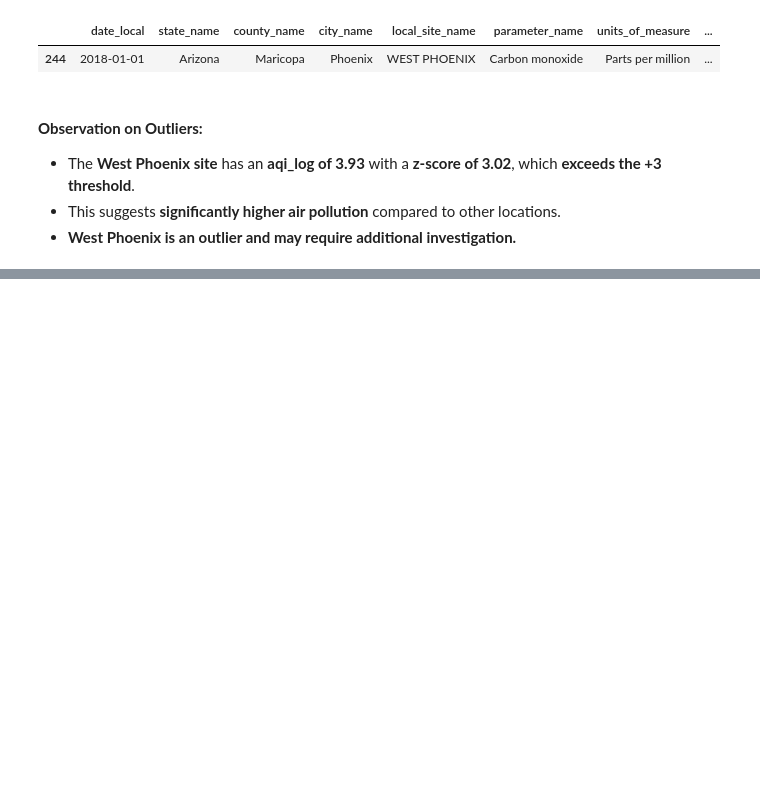
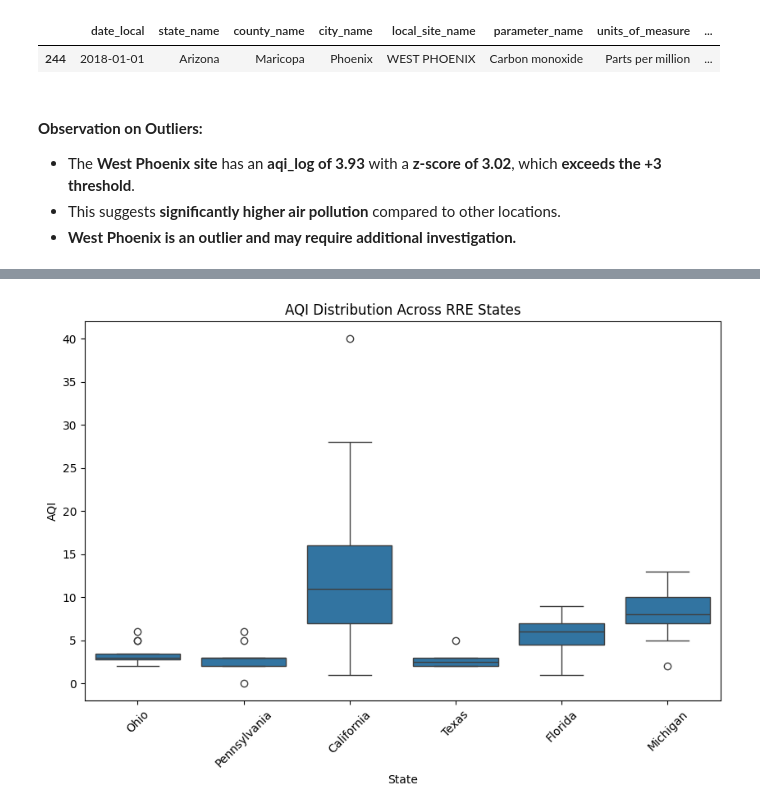
Before and after one commit to Cyberoctane29/EPA-Carbon-Monoxide-AQI-Analysis, a Jupyter notebook: epa_carbon_monoxide_aqi_analysis.ipynb, the cells around one changed output, grey strips where cells are left out. Drawn from its saved outputs; the diff is of its cells as text; code cells hidden in the pictures; blank space fills up the shorter version.

```diff
--- a/epa_carbon_monoxide_aqi_analysis.ipynb
+++ b/epa_carbon_monoxide_aqi_analysis.ipynb
@@ -411,0 +663,2 @@ use for last section
+# %%
+epa_data['date_local'] = pd.to_datetime(epa_data['date_local'])
@@ -411,0 +689,6 @@ use for last section
+# %%
+rre_states = ['California', 'Florida', 'Michigan', 'Ohio', 'Pennsylvania', 'Texas']
+
+epa_rre = epa_data[epa_data['state_name'].isin(rre_states)]
+
+epa_rre.groupby(['state_name']).agg({'aqi': 'mean', 'state_name': 'count'})
@@ -411,0 +710,10 @@ use for last section
+# %%
+plt.figure(figsize=(10,6))
+sns.boxplot(x=epa_rre['state_name'], y=epa_rre['aqi'])
+plt.xlabel('State')
+plt.ylabel('AQI')
+plt.title('AQI Distribution Across RRE States')
+plt.xticks(rotation=45)
+plt.show()
+# %% [output]
+[figure, added]
```
Also changed, not shown: parts of 56 cells of this notebook.
